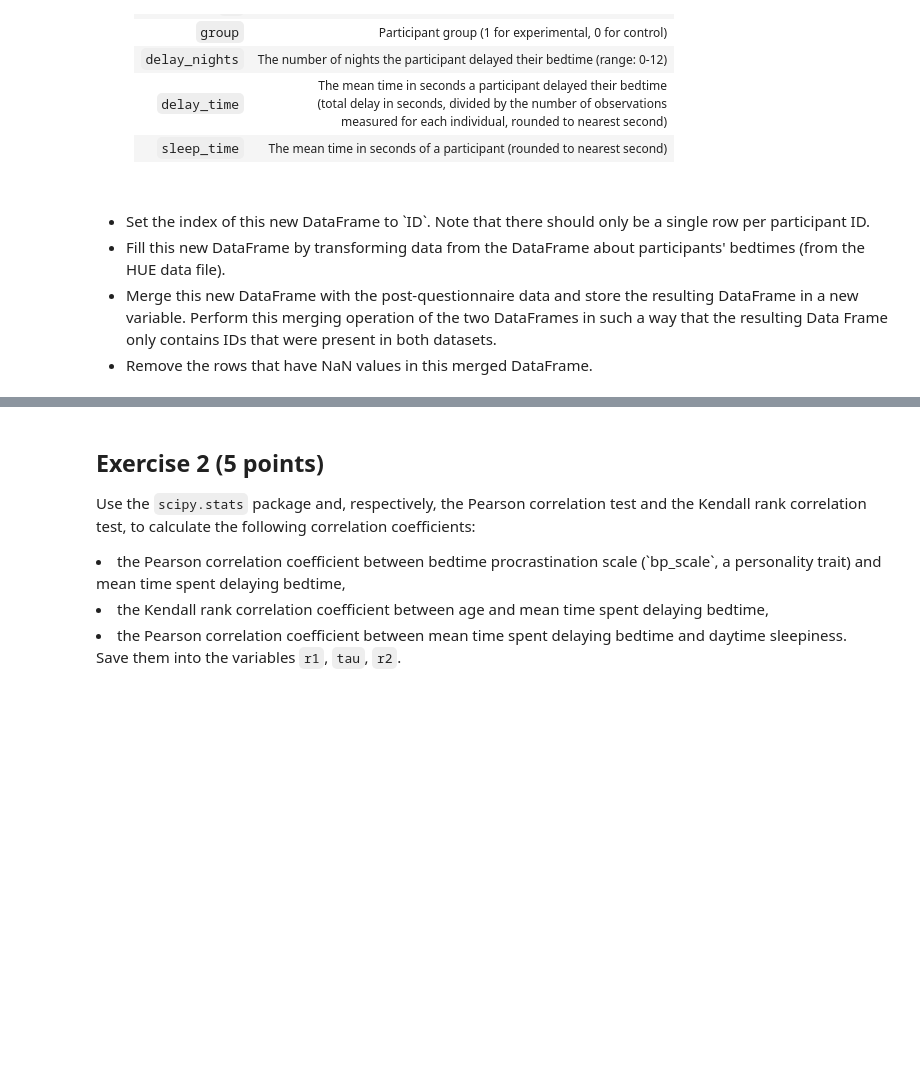
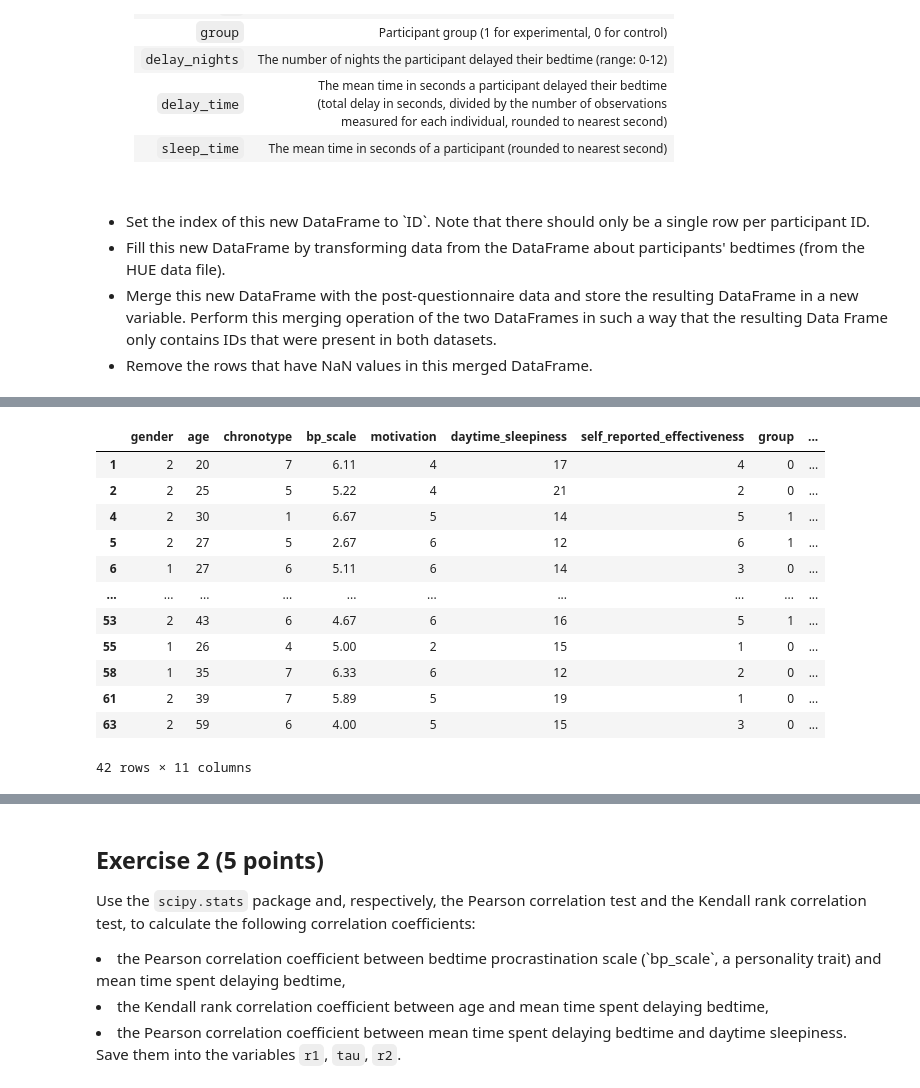
Before and after one commit to MTKat/Project_Big_Data, a Jupyter notebook: assignment03/assignment03/assignment03.ipynb, the cells around one changed output, grey strips where cells are left out. Drawn from its saved outputs; the diff is of its cells as text; code cells hidden in the pictures; blank space fills up the shorter version.

```diff
--- a/assignment03/assignment03/assignment03.ipynb
+++ b/assignment03/assignment03/assignment03.ipynb
@@ -73,3 +143,21 @@ def read_data(sleepdatafile, surveydatafile):
+# %%
+survey = pd.read_csv(surveydatafile, sep = ',', encoding ='utf_8', index_col=0)
+survey
+survey.merge(df_, left_index=True, right_index=True, suffixes=(False, False))
+# %% [output]
+|  | gender | age | chronotype | bp_scale | motivation | daytime_sleepiness | self_reported_effectiveness | group | ... |
+| 1 | 2 | 20 | 7 | 6.11 | 4 | 17 | 4 | 0 | ... |
+| 2 | 2 | 25 | 5 | 5.22 | 4 | 21 | 2 | 0 | ... |
+| 4 | 2 | 30 | 1 | 6.67 | 5 | 14 | 5 | 1 | ... |
+| 5 | 2 | 27 | 5 | 2.67 | 6 | 12 | 6 | 1 | ... |
+| 6 | 1 | 27 | 6 | 5.11 | 6 | 14 | 3 | 0 | ... |
+| ... | ... | ... | ... | ... | ... | ... | ... | ... | ... |
+| 53 | 2 | 43 | 6 | 4.67 | 6 | 16 | 5 | 1 | ... |
+| 55 | 1 | 26 | 4 | 5.00 | 2 | 15 | 1 | 0 | ... |
+| 58 | 1 | 35 | 7 | 6.33 | 6 | 12 | 2 | 0 | ... |
+| 61 | 2 | 39 | 7 | 5.89 | 5 | 19 | 1 | 0 | ... |
+| 63 | 2 | 59 | 6 | 4.00 | 5 | 15 | 3 | 0 | ... |
+42 rows × 11 columns
 # %%
 mergedDfNoNan = read_data(sleepdatafile, surveydatafile)
 mergedDfNoNan
```
Also changed, not shown: parts of 3 cells of this notebook.
